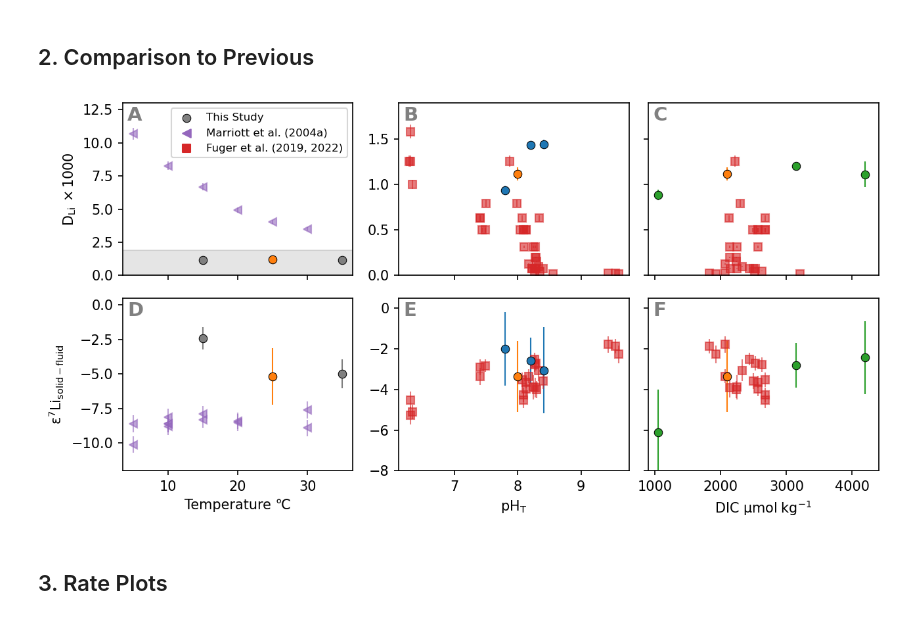
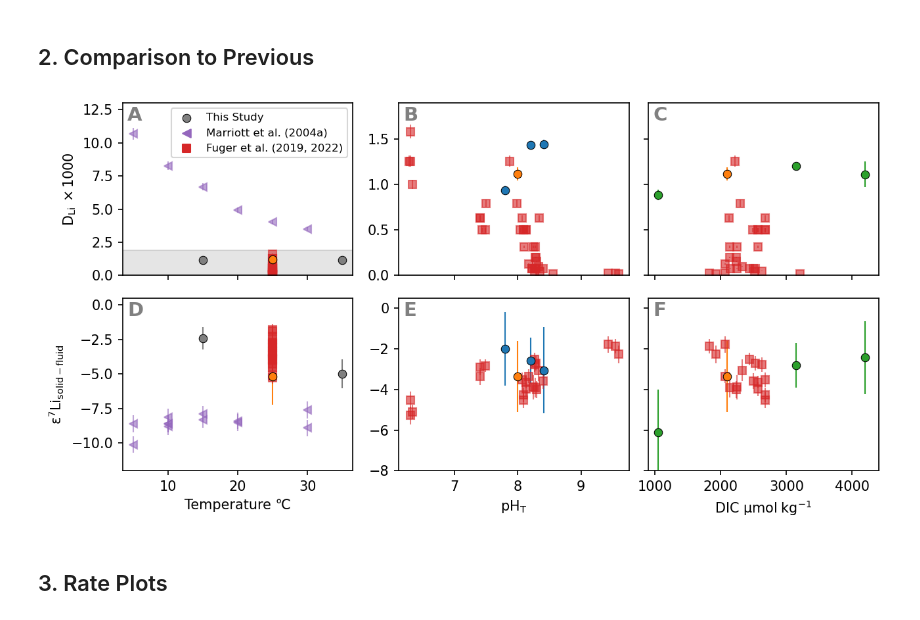
Before and after one commit to oscarbranson/supplementary, a Jupyter notebook: supplements/inorg_Li/02_Results.ipynb, the cells around one changed output. Saved outputs shown, nothing was run; the diff lists cells and outputs as text; code cells hidden in the pictures.

```diff
--- a/supplements/inorg_Li/02_Results.ipynb
+++ b/supplements/inorg_Li/02_Results.ipynb
@@ -285,13 +285,12 @@ for who in whos:
     c, m = mdict[who]
 
     dax, pax = axs.T[0]
-    if 'Marriott' in who or 'Day' in who:
-        dax.errorbar(inorg.loc[who, ('solution', 'TempC')], inorg.loc[who, ('solid', 'DLi')] * 1e3,
-                     yerr=inorg.loc[who, ('solid', 'DLi_2std')] * 1e3,
-                     marker=m, color=c, **epar)
-        pax.errorbar(inorg.loc[who, ('solution', 'TempC')], inorg.loc[who, ('solid', 'epsilon_7Li')],
-                     yerr=inorg.loc[who, ('solid', 'epsilon_7Li_2std')],
-                     marker=m, color=c, **epar)
+    dax.errorbar(inorg.loc[who, ('solution', 'TempC')], inorg.loc[who, ('solid', 'DLi')] * 1e3,
+                    yerr=inorg.loc[who, ('solid', 'DLi_2std')] * 1e3,
+                    marker=m, color=c, **epar)
+    pax.errorbar(inorg.loc[who, ('solution', 'TempC')], inorg.loc[who, ('solid', 'epsilon_7Li')],
+                    yerr=inorg.loc[who, ('solid', 'epsilon_7Li_2std')],
+                    marker=m, color=c, **epar)
 
     if 'Fuger' in who:
         dax, pax = axs.T[1]
@@ -321,34 +320,34 @@ axs[1,0].set_xlabel('Temperature ℃')
 axs[1,1].set_xlabel('$pH_T$')
 axs[1,2].set_xlabel('DIC $\mu mol~kg^{-1}$')
 
 axs[1,2].set_xlim(900, 4400)
 
 axs[0,0].set_ylim(0, 13)
 axs[0,1].set_ylim(0, 1.9)
 
 axs[1,0].set_ylim(-12, 0.5)
 axs[1,1].set_ylim(-8, 0.5)
 
 for ax in axs[0,:]:
     plt.setp(ax.get_xticklabels(), visible=False)
 
 for ax in axs[:, 2]:
     plt.setp(ax.get_yticklabels(), visible=False)
 
 fig.tight_layout()
 
 for ax in axs[:, 2]:
     pos = ax.get_position()
     ax.set_position([pos.x0 - 0.03, pos.y0,  pos.width, pos.height])
 
 axs[0,0].axhspan(*axs[0,1].get_ylim(), color='grey', alpha=0.2)
 
 for ax, a in zip(axs.flat, 'ABCDEFGH'):
     ax.text(0.02, 0.98, a, weight='bold', transform=ax.transAxes, ha='left', va='top', fontsize=14, color='grey')
 
 savefig(fig, '02_PublishedComparison')
 # %% [output]
-[figure, old version]
+[figure, new version]
 # %% [markdown]
 ## 3. Rate Plots
 # %%
```
Also changed, not shown: 4 other files.
